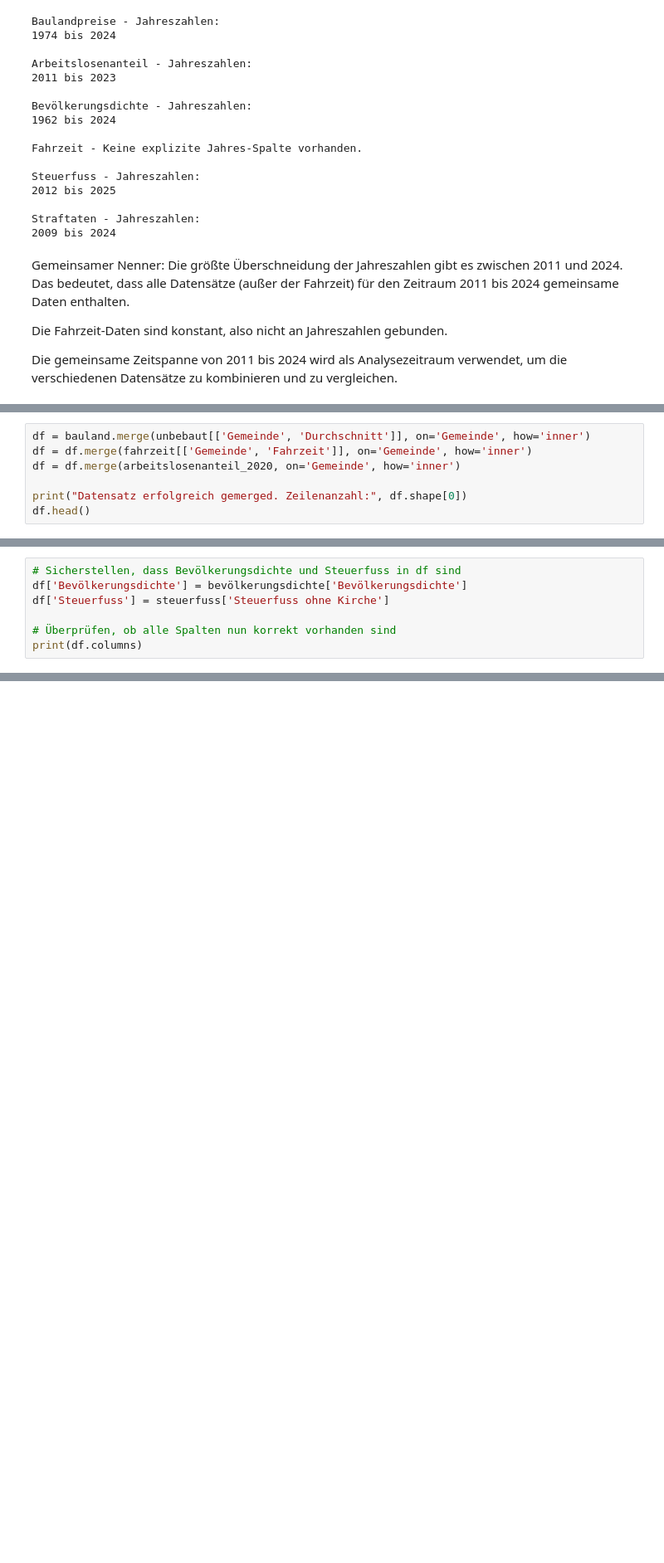
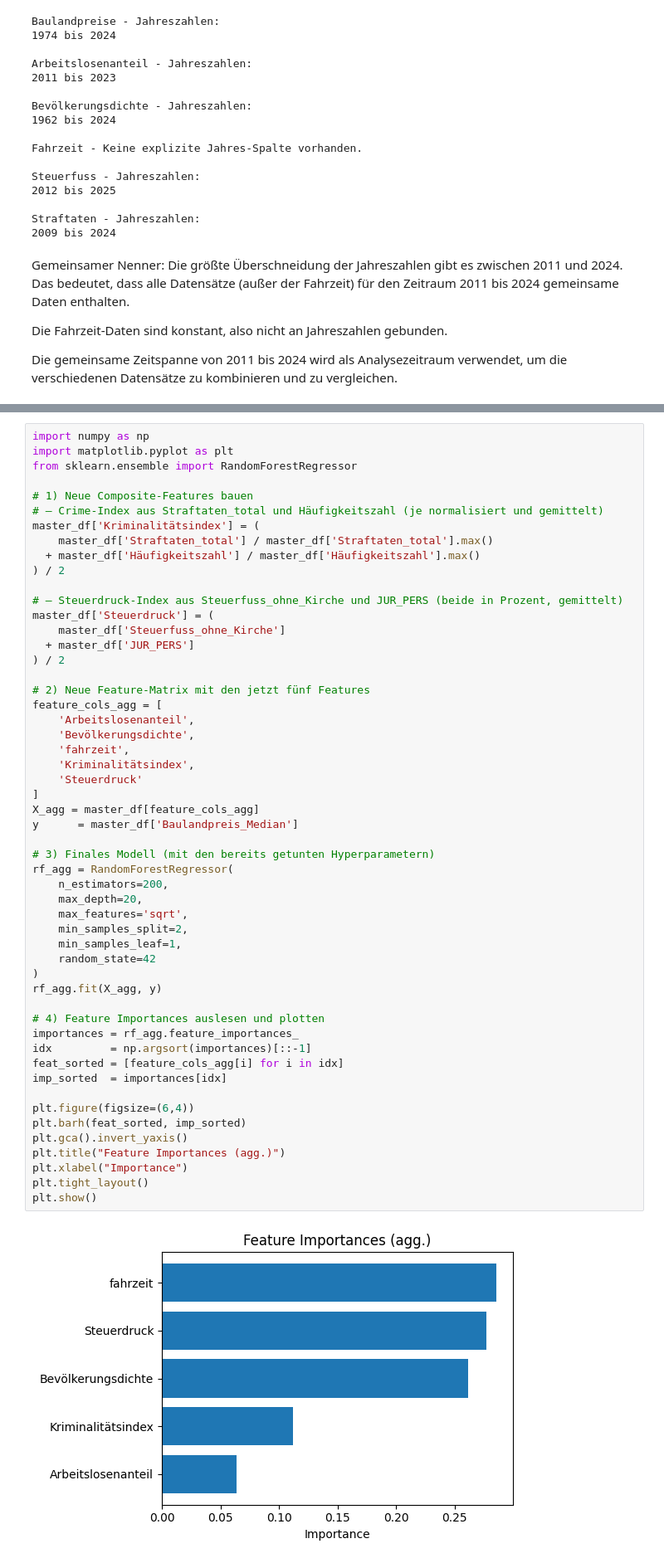
Before and after one commit to Bina-G10/BINA-G10, a Jupyter notebook: bina_gruppe10.ipynb, the cells around one changed output, grey strips where cells are left out. Shown at 83% size. Cells and saved outputs as stored; diff of their text form; blank space fills up the shorter version.

Commit message:
Modell gebaut (Thomas)

```diff
--- a/bina_gruppe10.ipynb
+++ b/bina_gruppe10.ipynb
@@ -601,7 +521,0 @@ fahrzeit.rename(columns={'Fahrzeit nach Zürich': 'Fahrzeit'}, inplace=True)
-# %%
-df = bauland.merge(unbebaut[['Gemeinde', 'Durchschnitt']], on='Gemeinde', how='inner')
-df = df.merge(fahrzeit[['Gemeinde', 'Fahrzeit']], on='Gemeinde', how='inner')
-df = df.merge(arbeitslosenanteil_2020, on='Gemeinde', how='inner')
-
-print("Datensatz erfolgreich gemerged. Zeilenanzahl:", df.shape[0])
-df.head()
@@ -1014,7 +521,0 @@ print(f"Polynomiale Regression (Grad 2) - RMSE: {rmse_poly:.2f}")
-# %%
-# Sicherstellen, dass Bevölkerungsdichte und Steuerfuss in df sind
-df['Bevölkerungsdichte'] = bevölkerungsdichte['Bevölkerungsdichte']
-df['Steuerfuss'] = steuerfuss['Steuerfuss ohne Kirche']
-
-# Überprüfen, ob alle Spalten nun korrekt vorhanden sind
-print(df.columns)
@@ -1185,0 +1114,55 @@ Steuerfuss: Kein starker Einfluss, aber könnte in bestimmten Kontexten wichtig
+# %%
+import numpy as np
+import matplotlib.pyplot as plt
+from sklearn.ensemble import RandomForestRegressor
+
+# 1) Neue Composite-Features bauen
+# — Crime-Index aus Straftaten_total und Häufigkeitszahl (je normalisiert und gemittelt)
+master_df['Kriminalitätsindex'] = (
+    master_df['Straftaten_total'] / master_df['Straftaten_total'].max()
+  + master_df['Häufigkeitszahl'] / master_df['Häufigkeitszahl'].max()
+) / 2
+
+# — Steuerdruck-Index aus Steuerfuss_ohne_Kirche und JUR_PERS (beide in Prozent, gemittelt)
+master_df['Steuerdruck'] = (
+    master_df['Steuerfuss_ohne_Kirche']
+  + master_df['JUR_PERS']
+) / 2
+
+# 2) Neue Feature-Matrix mit den jetzt fünf Features
+feature_cols_agg = [
+    'Arbeitslosenanteil',
+    'Bevölkerungsdichte',
+    'fahrzeit',
+    'Kriminalitätsindex',
+    'Steuerdruck'
+]
+X_agg = master_df[feature_cols_agg]
+y      = master_df['Baulandpreis_Median']
+
+# 3) Finales Modell (mit den bereits getunten Hyperparametern)
+rf_agg = RandomForestRegressor(
+    n_estimators=200,
+    max_depth=20,
+    max_features='sqrt',
+    min_samples_split=2,
+    min_samples_leaf=1,
+    random_state=42
+)
+rf_agg.fit(X_agg, y)
+
+# 4) Feature Importances auslesen und plotten
+importances = rf_agg.feature_importances_
+idx         = np.argsort(importances)[::-1]
+feat_sorted = [feature_cols_agg[i] for i in idx]
+imp_sorted  = importances[idx]
+
+plt.figure(figsize=(6,4))
+plt.barh(feat_sorted, imp_sorted)
+plt.gca().invert_yaxis()
+plt.title("Feature Importances (agg.)")
+plt.xlabel("Importance")
+plt.tight_layout()
+plt.show()
+# %% [output]
+[figure, added]
```
Also changed, not shown: parts of 68 cells of this notebook.
